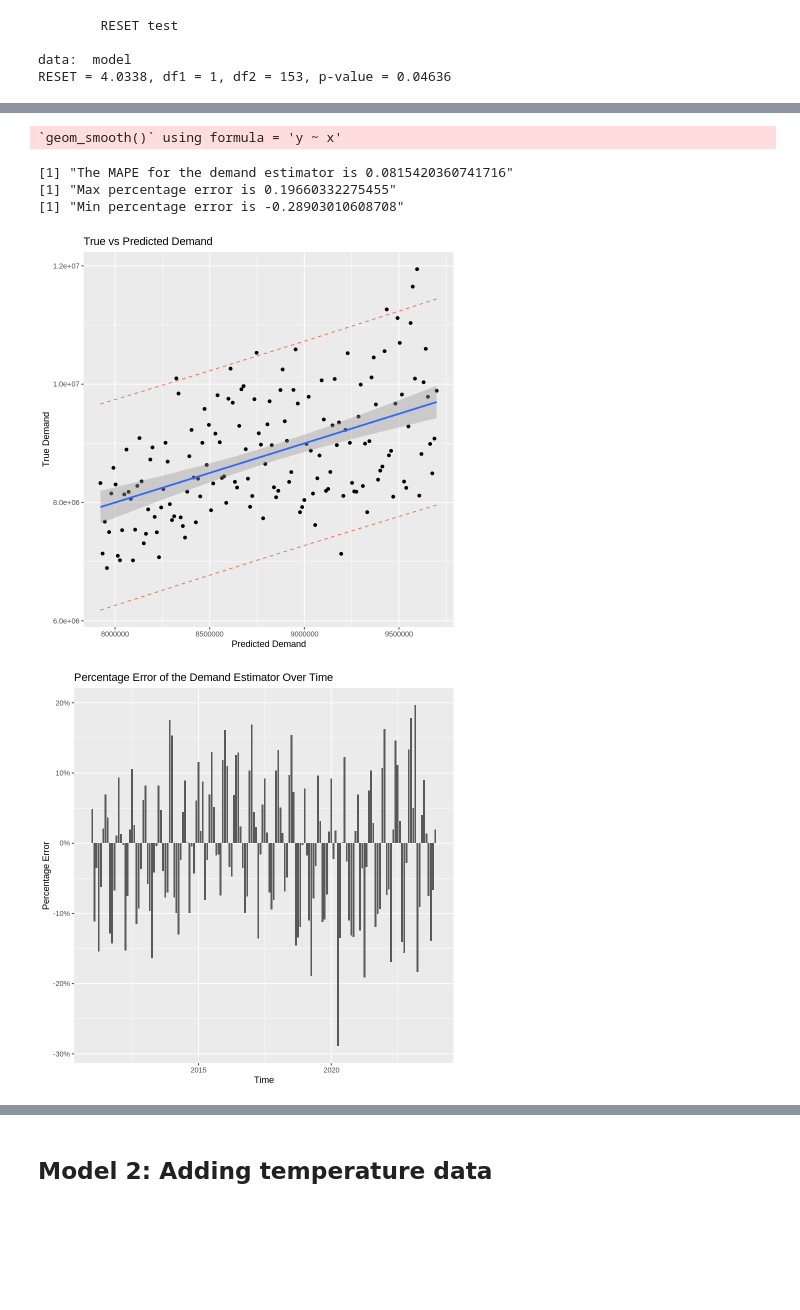
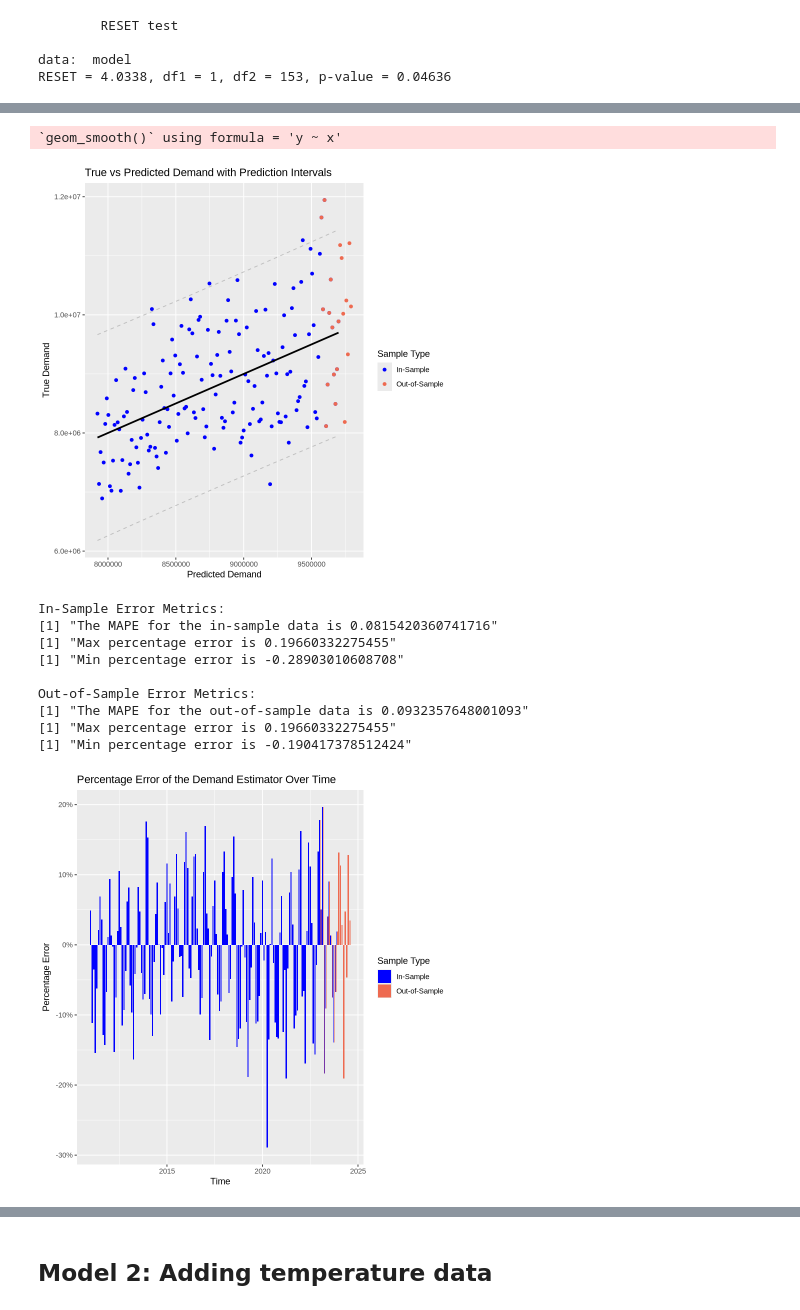
Before and after one commit to jpoletti/elec-demand-arg, a Jupyter notebook: models.ipynb, the cells around one changed output, grey strips where cells are left out. Cells and saved outputs as stored; diff of their text form; code cells hidden in the pictures; blank space fills up the shorter version.

```diff
--- a/models.ipynb
+++ b/models.ipynb
@@ -312,13 +419,21 @@ W = 0.97955, p-value = 0.02037
 # %%
-pred_intervals('demand', model, predictors, data)
-calc_mape(model, data)
+pred_intervals('demand', model, predictors, data, new_data)
 # %% [output]
 `geom_smooth()` using formula = 'y ~ x'
-[1] "The MAPE for the demand estimator is 0.0815420360741716"
-[1] "Max percentage error is 0.19660332275455"
-[1] "Min percentage error is -0.28903010608708"
-[figure, old version]
+[figure, new version]
-[figure, removed]
+# %%
+calc_mape(model, data, new_data)
+# %% [output]
+In-Sample Error Metrics:
+[1] "The MAPE for the in-sample data is 0.0815420360741716"
+[1] "Max percentage error is 0.19660332275455"
+[1] "Min percentage error is -0.28903010608708"
+
+Out-of-Sample Error Metrics:
+[1] "The MAPE for the out-of-sample data is 0.0932357648001093"
+[1] "Max percentage error is 0.19660332275455"
+[1] "Min percentage error is -0.190417378512424"
+[figure, added]
 # %%
 subs_model <- build_subs_model(model, data)
 # %% [output]
```
Also changed, not shown: parts of 12 cells of this notebook.
